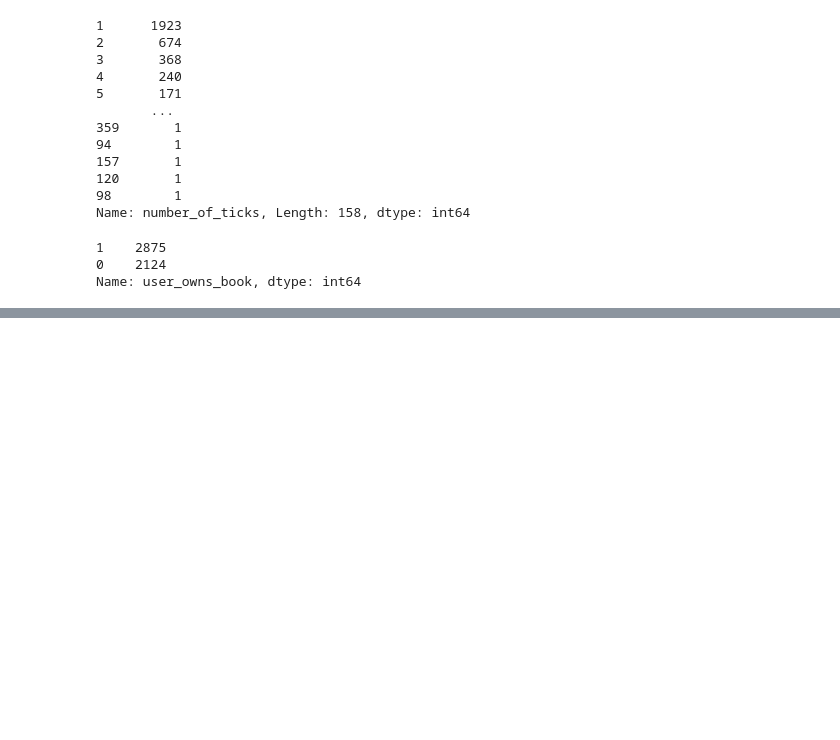
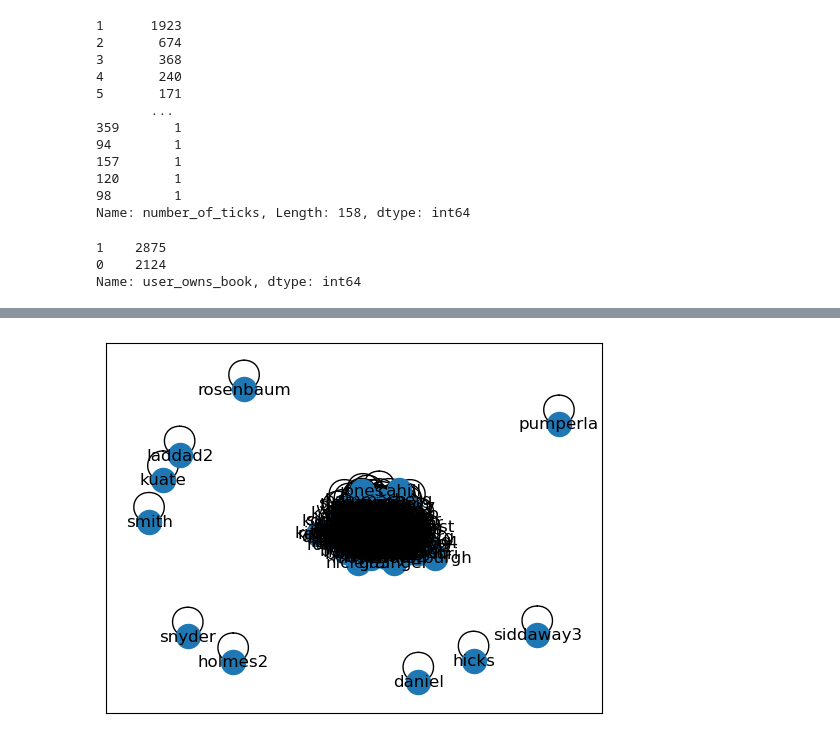
Before and after one commit to amina-safdar/book_recommender, a Jupyter notebook: notebooks/build_network_diagram.ipynb, the cells around one changed output, grey strips where cells are left out. Drawn from its saved outputs; the diff is of its cells as text; code cells hidden in the pictures; blank space fills up the shorter version.

```diff
--- a/notebooks/build_network_diagram.ipynb
+++ b/notebooks/build_network_diagram.ipynb
@@ -91,0 +149,4 @@ data.head()
+# %%
+nx.draw_networkx(G);
+# %% [output]
+[figure, added]
```
Also changed, not shown: parts of 18 cells of this notebook.
